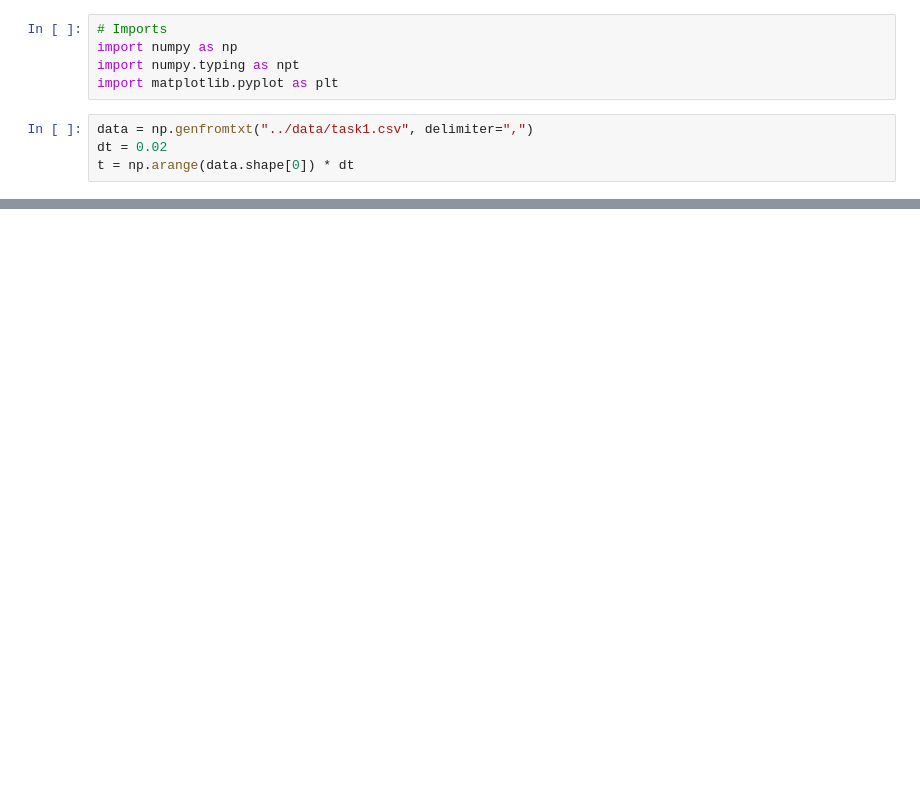
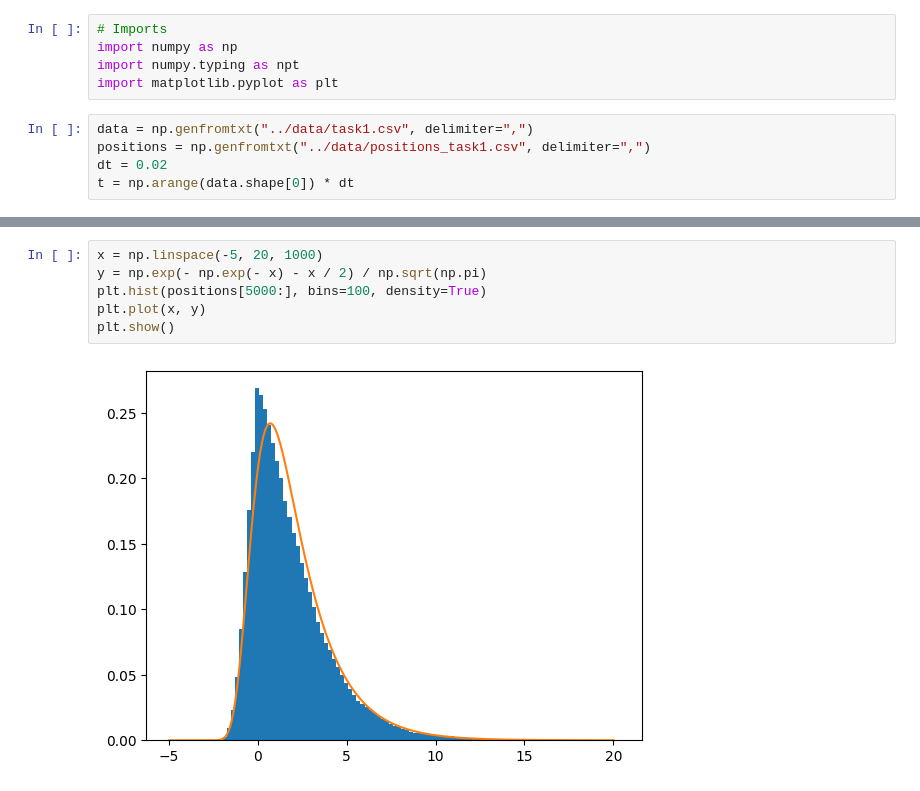
Before and after one commit to gujoh/compfys-h3, a Jupyter notebook: plotting/task1.ipynb, the cells around one changed output, grey strips where cells are left out. Saved outputs shown, nothing was run; the diff lists cells and outputs as text; blank space fills up the shorter version.

```diff
--- a/plotting/task1.ipynb
+++ b/plotting/task1.ipynb
@@ -5,6 +5,7 @@ import numpy.typing as npt
 import matplotlib.pyplot as plt
 # %%
 data = np.genfromtxt("../data/task1.csv", delimiter=",")
+positions = np.genfromtxt("../data/positions_task1.csv", delimiter=",")
 dt = 0.02
 t = np.arange(data.shape[0]) * dt
 # %%
@@ -29,0 +31,8 @@ plt.show()
+# %%
+x = np.linspace(-5, 20, 1000)
+y = np.exp(- np.exp(- x) - x / 2) / np.sqrt(np.pi)
+plt.hist(positions[5000:], bins=100, density=True)
+plt.plot(x, y)
+plt.show()
+# %% [output]
+[figure, added]
```
Also changed, not shown: parts of 2 cells of this notebook, 3 other files.
